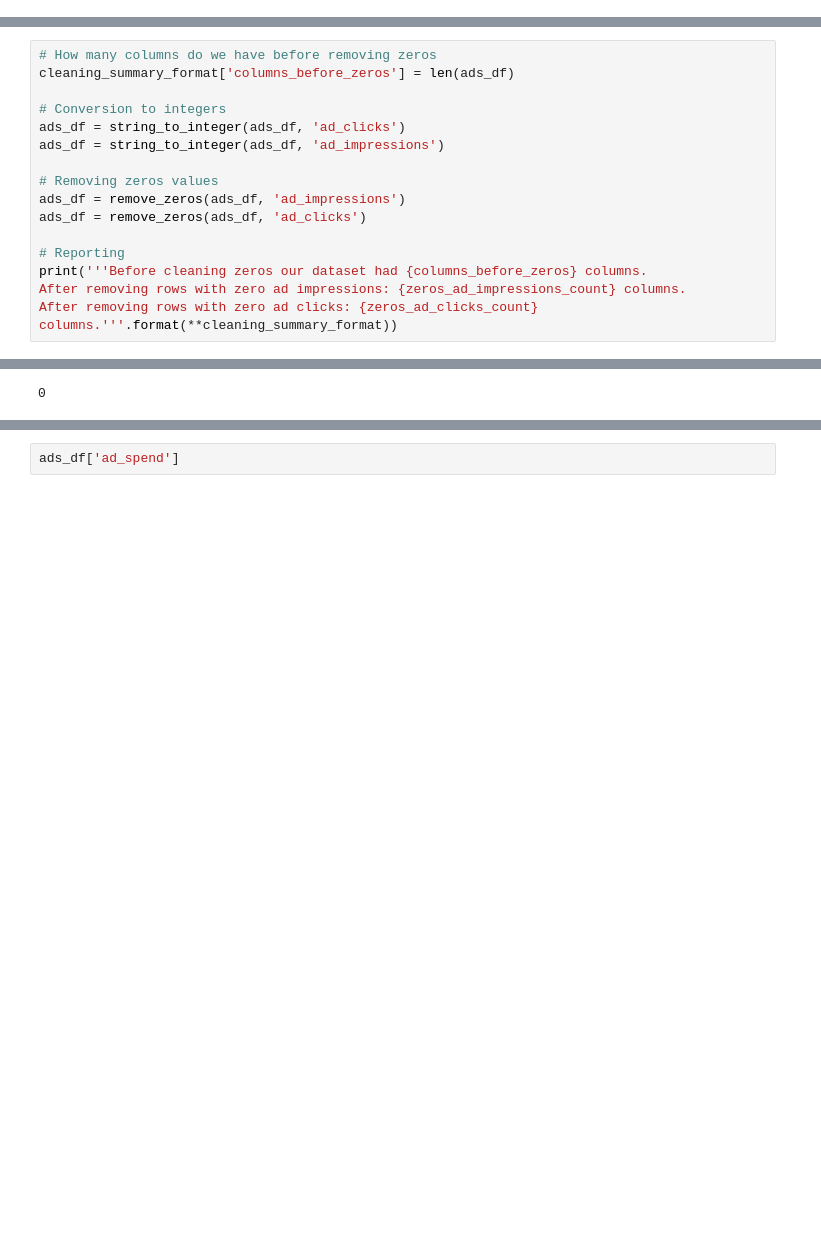
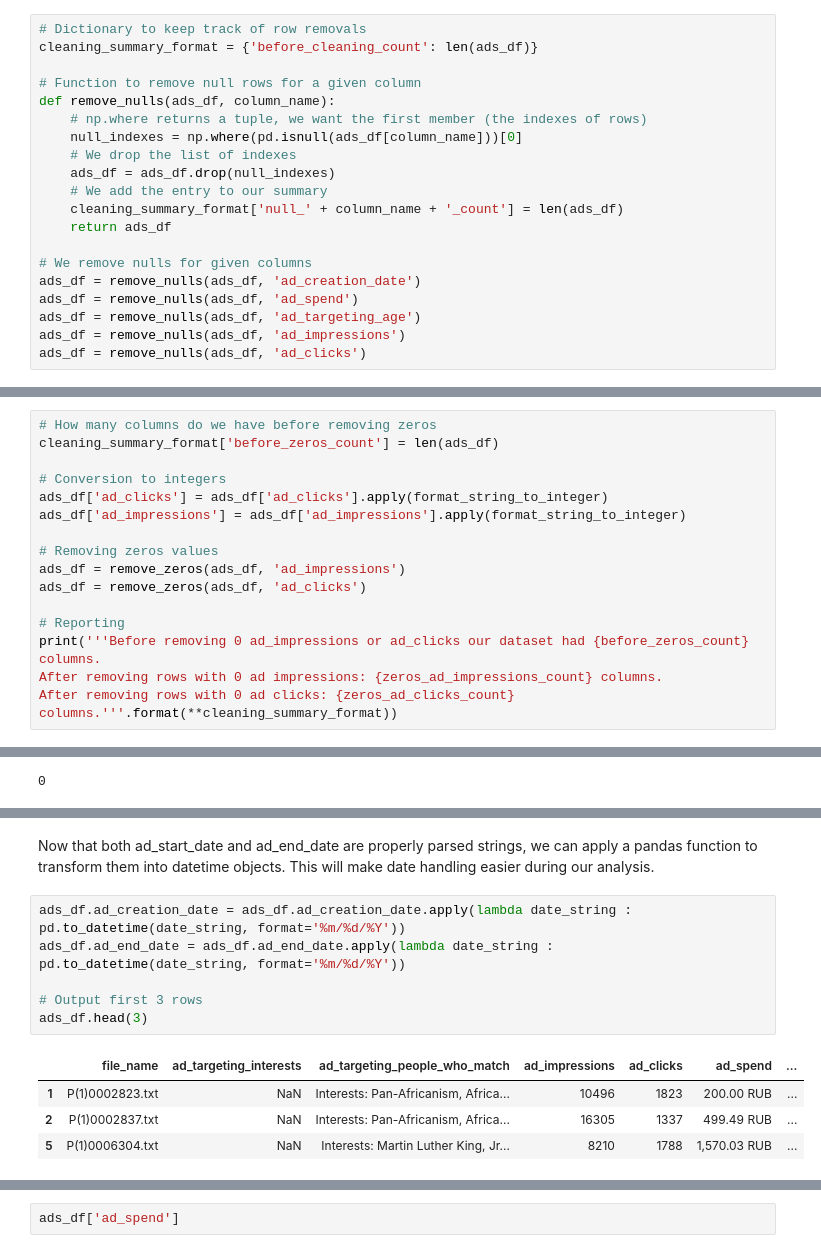
Before and after one commit to ALotOfData/data-512-a5, a Jupyter notebook: src/data_cleaning.ipynb, the cells around one changed output, grey strips where cells are left out. Drawn from its saved outputs; the diff is of its cells as text; blank space fills up the shorter version.

Commit message:
Improvements to data_cleaning.ipynb and demographic_labeling.ipynb

```diff
--- a/src/data_cleaning.ipynb
+++ b/src/data_cleaning.ipynb
@@ -20 +71,21 @@ def remove_nulls(ads_df, column_name):
+# %%
+# Dictionary to keep track of row removals
+cleaning_summary_format = {'before_cleaning_count': len(ads_df)}
+
+# Function to remove null rows for a given column
+def remove_nulls(ads_df, column_name):
+    # np.where returns a tuple, we want the first member (the indexes of rows)
+    null_indexes = np.where(pd.isnull(ads_df[column_name]))[0]
+    # We drop the list of indexes
+    ads_df = ads_df.drop(null_indexes)
+    # We add the entry to our summary
+    cleaning_summary_format['null_' + column_name + '_count'] = len(ads_df)
+    return ads_df
+
+# We remove nulls for given columns
+ads_df = remove_nulls(ads_df, 'ad_creation_date')
+ads_df = remove_nulls(ads_df, 'ad_spend')
+ads_df = remove_nulls(ads_df, 'ad_targeting_age')
+ads_df = remove_nulls(ads_df, 'ad_impressions')
+ads_df = remove_nulls(ads_df, 'ad_clicks')
 # %%
@@ -134,18 +181,18 @@ def remove_zeros(ads_df, column_name):
     return ads_df
 # %%
 # How many columns do we have before removing zeros
-cleaning_summary_format['columns_before_zeros'] = len(ads_df)
+cleaning_summary_format['before_zeros_count'] = len(ads_df)
 
 # Conversion to integers
-ads_df = string_to_integer(ads_df, 'ad_clicks')
-ads_df = string_to_integer(ads_df, 'ad_impressions')
+ads_df['ad_clicks'] = ads_df['ad_clicks'].apply(format_string_to_integer)
+ads_df['ad_impressions'] = ads_df['ad_impressions'].apply(format_string_to_integer)
 
 # Removing zeros values
 ads_df = remove_zeros(ads_df, 'ad_impressions')
 ads_df = remove_zeros(ads_df, 'ad_clicks')
 
 # Reporting
-print('''Before cleaning zeros our dataset had {columns_before_zeros} columns.
-After removing rows with zero ad impressions: {zeros_ad_impressions_count} columns.
-After removing rows with zero ad clicks: {zeros_ad_clicks_count} columns.'''.format(**cleaning_summary_format))
+print('''Before removing 0 ad_impressions or ad_clicks our dataset had {before_zeros_count} columns.
+After removing rows with 0 ad impressions: {zeros_ad_impressions_count} columns.
+After removing rows with 0 ad clicks: {zeros_ad_clicks_count} columns.'''.format(**cleaning_summary_format))
 # %% [output]
@@ -271,3 +300,16 @@ ads_df.head(5)
+# %% [markdown]
+Now that both ad_start_date and ad_end_date are properly parsed strings, we can apply a pandas function to transform them into datetime objects. This will make date handling easier during our analysis.
+# %%
+ads_df.ad_creation_date = ads_df.ad_creation_date.apply(lambda date_string : pd.to_datetime(date_string, format='%m/%d/%Y'))
+ads_df.ad_end_date = ads_df.ad_end_date.apply(lambda date_string : pd.to_datetime(date_string, format='%m/%d/%Y'))
+
+# Output first 3 rows
+ads_df.head(3)
+# %% [output]
+|  | file_name | ad_targeting_interests | ad_targeting_people_who_match | ad_impressions | ad_clicks | ad_spend | ... |
+| 1 | P(1)0002823.txt | NaN | Interests: Pan-Africanism, Africa... | 10496 | 1823 | 200.00 RUB | ... |
+| 2 | P(1)0002837.txt | NaN | Interests: Pan-Africanism, Africa... | 16305 | 1337 | 499.49 RUB | ... |
+| 5 | P(1)0006304.txt | NaN | Interests: Martin Luther King, Jr... | 8210 | 1788 | 1,570.03 RUB | ... |
 # %% [markdown]
 ### Parsing ad_spend
 
```
Also changed, not shown: parts of 44 cells of this notebook, 1 other file.
